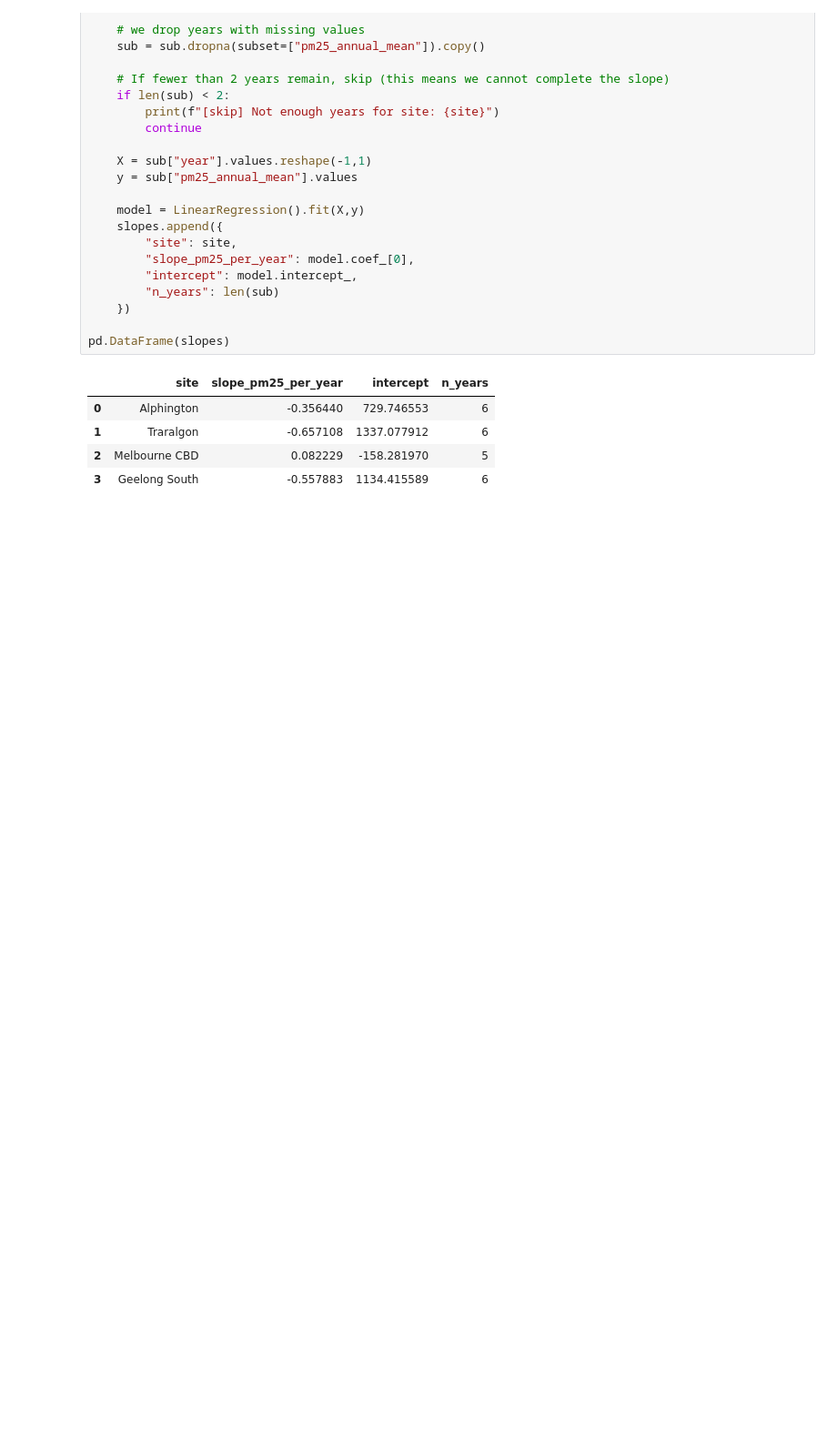
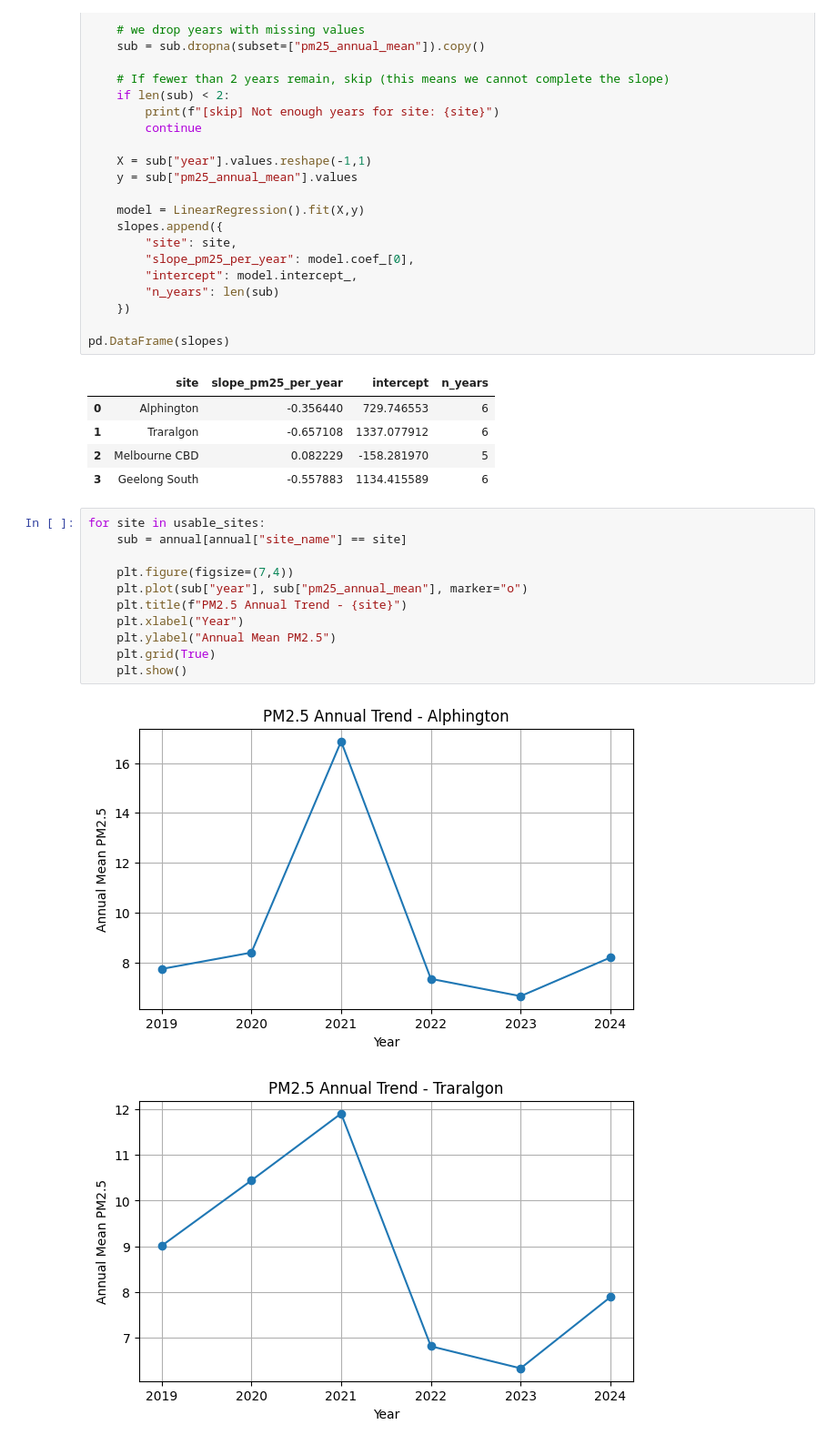
Before and after one commit to therealestchris/mel-air-norms-now, a Jupyter notebook: notebooks/data-analysis.ipynb, the cells around one changed output. Shown at 91% size. Saved outputs shown, nothing was run; the diff lists cells and outputs as text; blank space fills up the shorter version.

Commit message:
completed the steps, now going into graphs and interpretation

```diff
--- a/notebooks/data-analysis.ipynb
+++ b/notebooks/data-analysis.ipynb
@@ -188,3 +190,17 @@ pd.DataFrame(slopes)
 | 1 | Traralgon | -0.657108 | 1337.077912 | 6 |
 | 2 | Melbourne CBD | 0.082229 | -158.281970 | 5 |
 | 3 | Geelong South | -0.557883 | 1134.415589 | 6 |
+# %%
+for site in usable_sites:
+    sub = annual[annual["site_name"] == site]
+
+    plt.figure(figsize=(7,4))
+    plt.plot(sub["year"], sub["pm25_annual_mean"], marker="o")
+    plt.title(f"PM2.5 Annual Trend - {site}")
+    plt.xlabel("Year")
+    plt.ylabel("Annual Mean PM2.5")
+    plt.grid(True)
+    plt.show()
+# %% [output]
+[figure, added]
+[figure, added]
```
Also changed, not shown: parts of 7 cells of this notebook.
